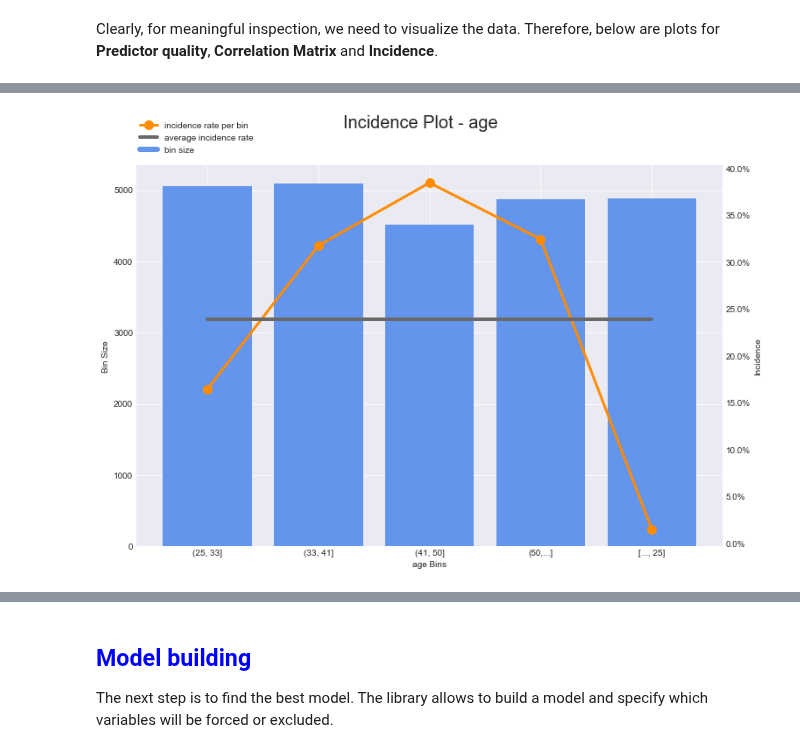
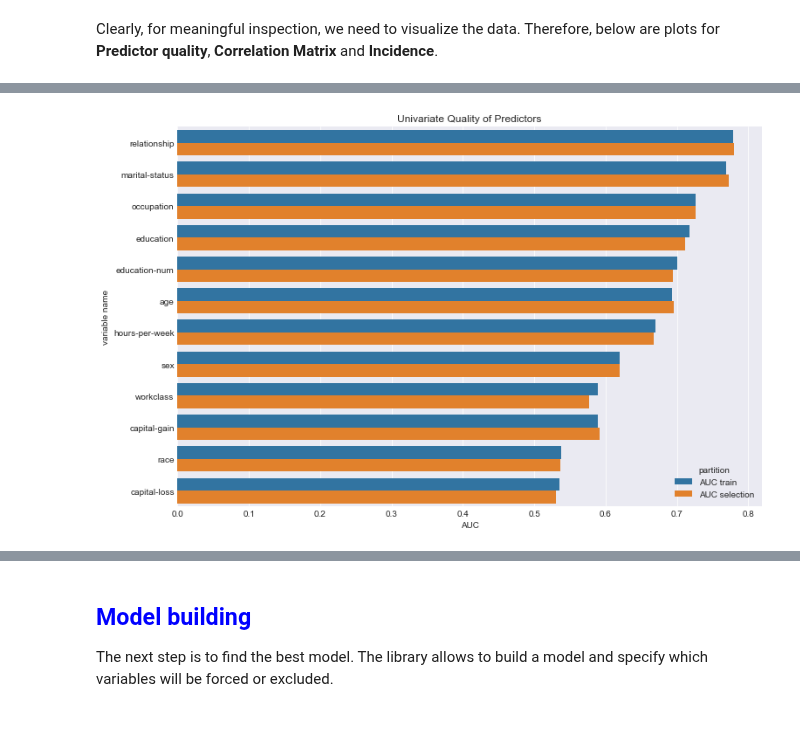
Before and after one commit to PythonPredictions/cobra, a Jupyter notebook: examples/examples.ipynb, the cells around one changed output, grey strips where cells are left out. Saved outputs shown, nothing was run; the diff lists cells and outputs as text; code cells hidden in the pictures; blank space fills up the shorter version.

```diff
--- a/examples/examples.ipynb
+++ b/examples/examples.ipynb
@@ -107,4 +125,5 @@ build.plotCorrMatrix(df_corr)
-# %%
-build.plotIncidence(df_transformed, 'age')
-# %% [output]
-[figure, removed]
+# %%
+build.plotPredictorQuality(df_unisel,  #Dataframe with univariate selection
+                          dim=(12,8))  #Size of the figure, if not specified, automatically set to (12,8)
+# %% [output]
+[figure, added]
```
Also changed, not shown: parts of 25 cells of this notebook.
